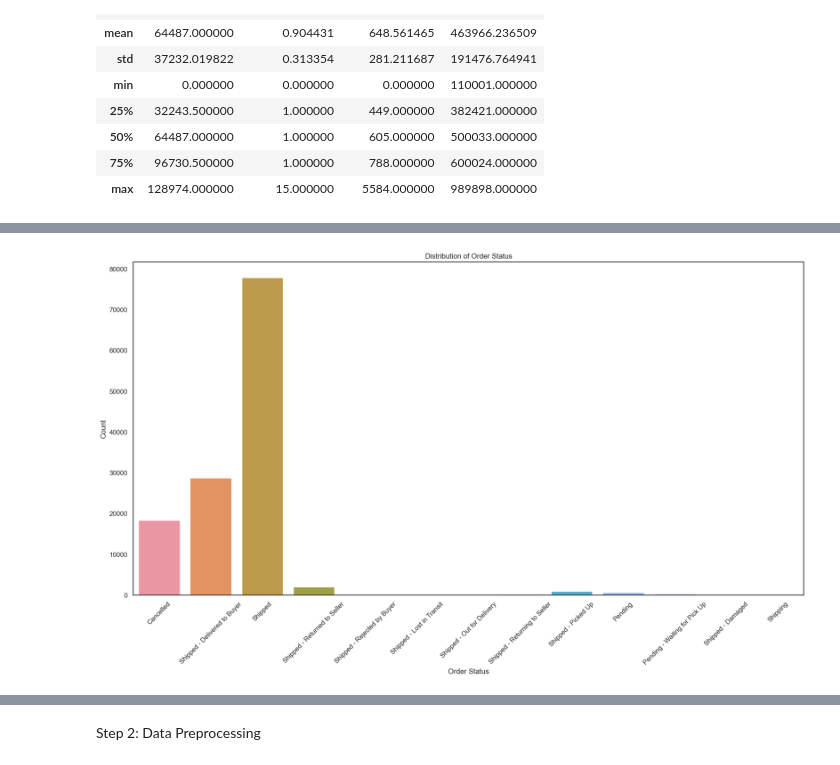
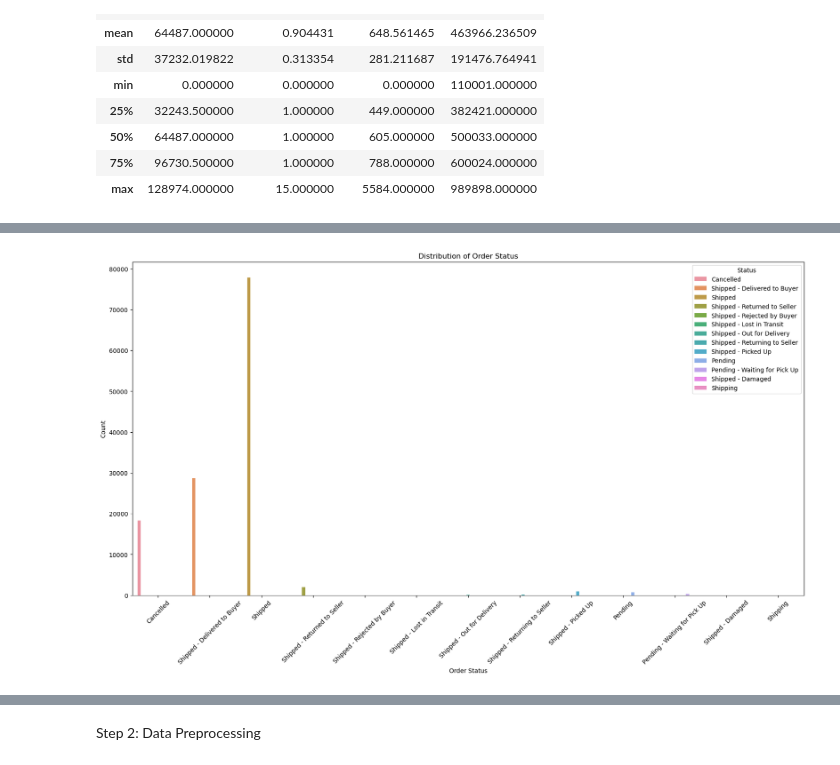
Before and after one commit to ShahdMostafa30/Amazon-Sales-Analysis, a Jupyter notebook: Amazon Sales.ipynb, the cells around one changed output, grey strips where cells are left out. Cells and saved outputs as stored; diff of their text form; code cells hidden in the pictures.

Commit message:
Step 3: Data Visualization

```diff
--- a/Amazon Sales.ipynb
+++ b/Amazon Sales.ipynb
@@ -116,14 +116,14 @@ plt.show()
 # %%
 # Distruibution of Order Status
 plt.figure(figsize=(20,10))
-sns.countplot(x='Status', data=AmazonDF)
+sns.countplot(x='Status', data=AmazonDF , hue = 'Status')
 plt.xticks(rotation=45)
 plt.title('Distribution of Order Status')
 plt.xlabel('Order Status')
 plt.ylabel('Count')
 plt.show()
 # %% [output]
-[figure, old version]
+[figure, new version]
 # %%
 # Distribution of Quantity
 plt.figure(figsize=(10,5))
```
Also changed, not shown: parts of 11 cells of this notebook.
